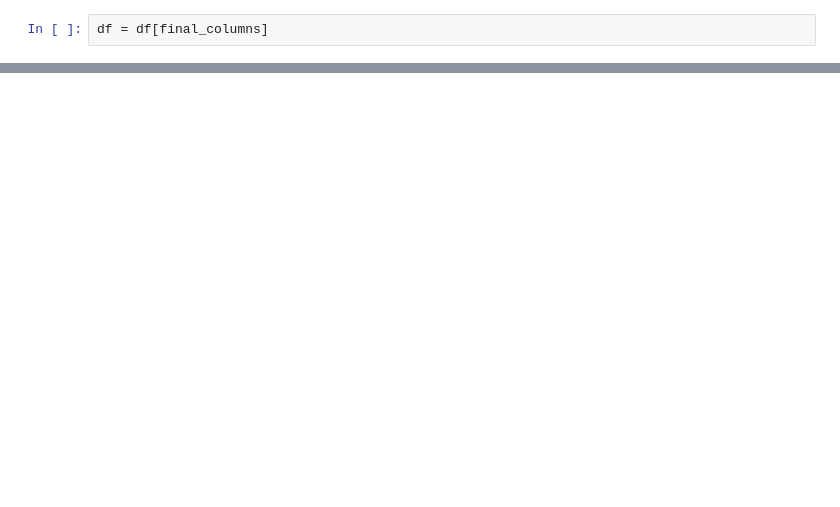
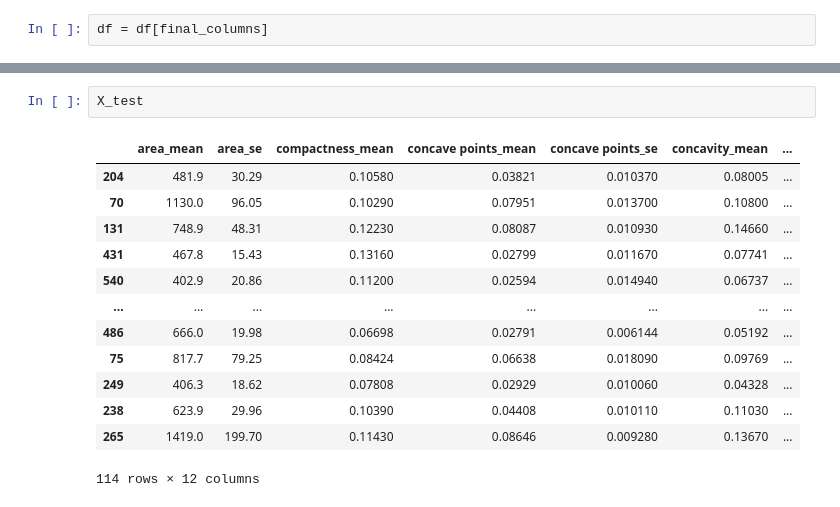
Before and after one commit to crismassaneiro/breast-cancer-analysis, a Jupyter notebook: processing.ipynb, the cells around one changed output, grey strips where cells are left out. Drawn from its saved outputs; the diff is of its cells as text; blank space fills up the shorter version.

```diff
--- a/processing.ipynb
+++ b/processing.ipynb
@@ -74,0 +107,16 @@ df
+# %%
+X_test
+# %% [output]
+|  | area_mean | area_se | compactness_mean | concave points_mean | concave points_se | concavity_mean | ... |
+| 204 | 481.9 | 30.29 | 0.10580 | 0.03821 | 0.010370 | 0.08005 | ... |
+| 70 | 1130.0 | 96.05 | 0.10290 | 0.07951 | 0.013700 | 0.10800 | ... |
+| 131 | 748.9 | 48.31 | 0.12230 | 0.08087 | 0.010930 | 0.14660 | ... |
+| 431 | 467.8 | 15.43 | 0.13160 | 0.02799 | 0.011670 | 0.07741 | ... |
+| 540 | 402.9 | 20.86 | 0.11200 | 0.02594 | 0.014940 | 0.06737 | ... |
+| ... | ... | ... | ... | ... | ... | ... | ... |
+| 486 | 666.0 | 19.98 | 0.06698 | 0.02791 | 0.006144 | 0.05192 | ... |
+| 75 | 817.7 | 79.25 | 0.08424 | 0.06638 | 0.018090 | 0.09769 | ... |
+| 249 | 406.3 | 18.62 | 0.07808 | 0.02929 | 0.010060 | 0.04328 | ... |
+| 238 | 623.9 | 29.96 | 0.10390 | 0.04408 | 0.010110 | 0.11030 | ... |
+| 265 | 1419.0 | 199.70 | 0.11430 | 0.08646 | 0.009280 | 0.13670 | ... |
+114 rows × 12 columns
```
Also changed, not shown: parts of 23 cells of this notebook, 1 other file.
